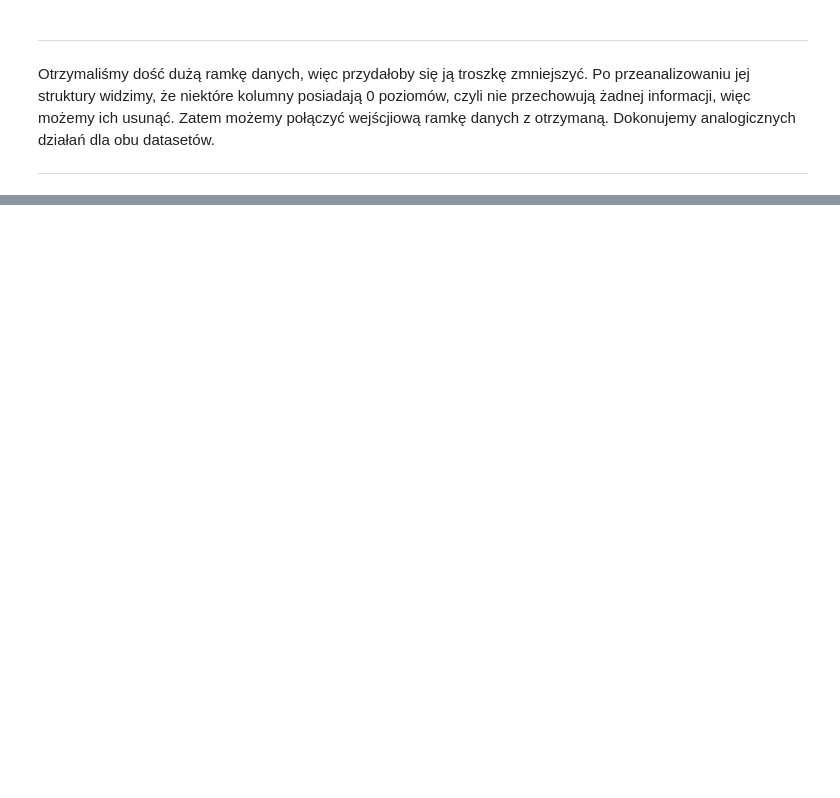
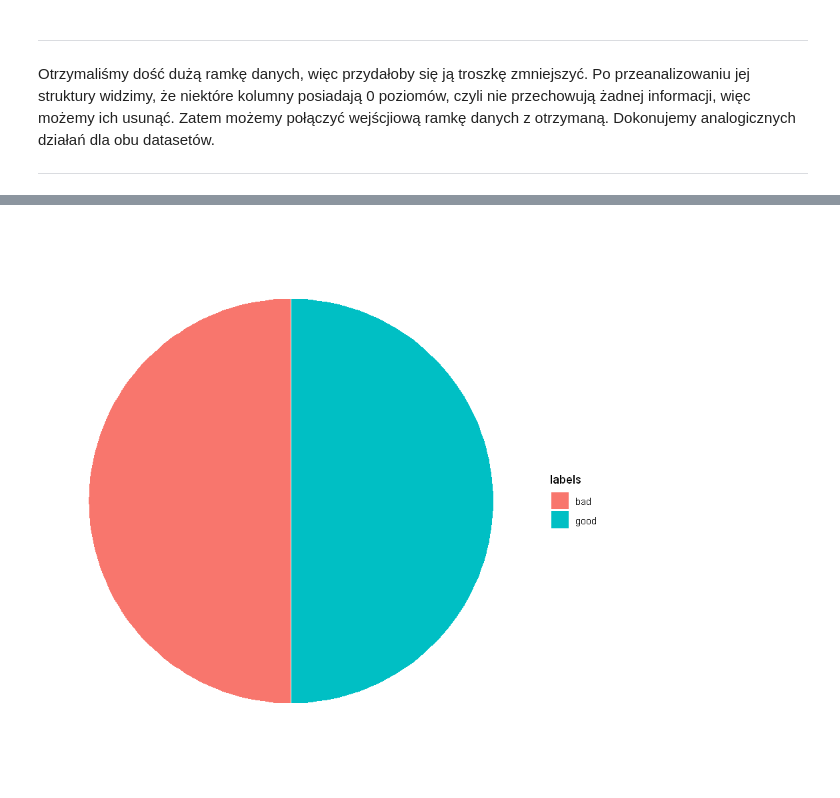
Before and after one commit to FrightenedFox/r-lab-project, a Jupyter notebook: data-visualization.ipynb, the cells around one changed output, grey strips where cells are left out. Cells and saved outputs as stored; diff of their text form; code cells hidden in the pictures; blank space fills up the shorter version.

```diff
--- a/data-visualization.ipynb
+++ b/data-visualization.ipynb
@@ -280,0 +304,10 @@ Second data frame dimensions (dfdm):
+# %%
+data_distribution_df2 <- data.frame(counts = c(sum(fdfm$label == "good"), sum(fdfm$label == "bad")),
+                                   labels = c("good", "bad"))
+
+ggplot(data_distribution_df2, aes(x="", y=counts, fill=labels)) +
+  geom_bar(stat="identity", width=1, color="white") +
+  coord_polar("y", start=0) +
+  theme_void()
+# %% [output]
+[figure, added]
```
Also changed, not shown: parts of 15 cells of this notebook, 1 other file.
